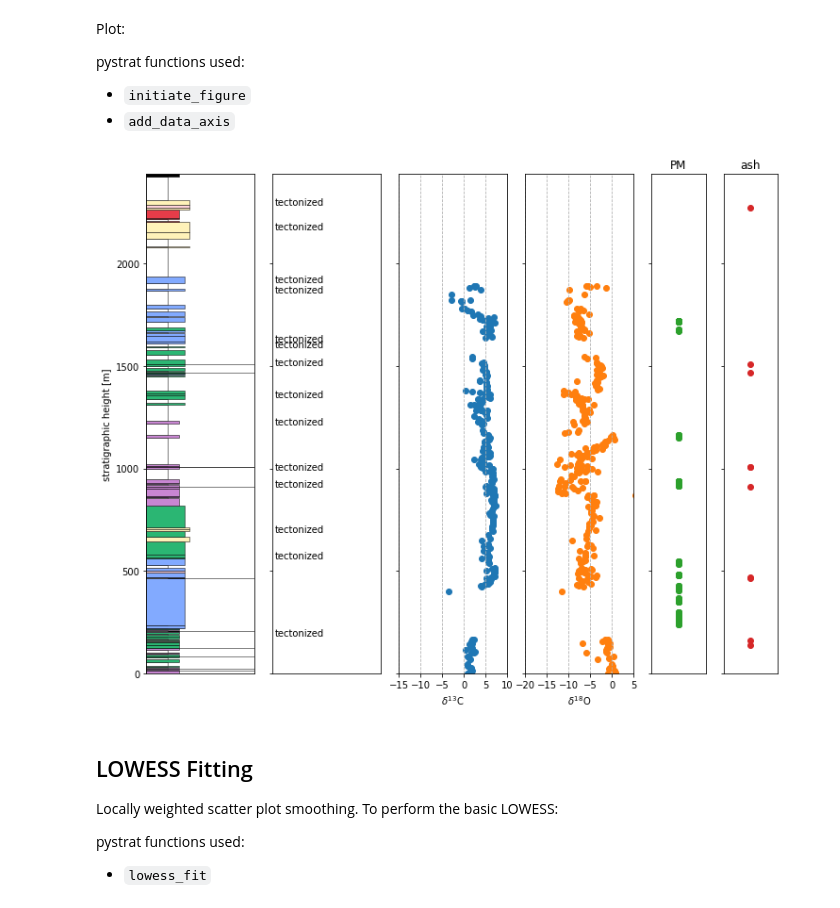
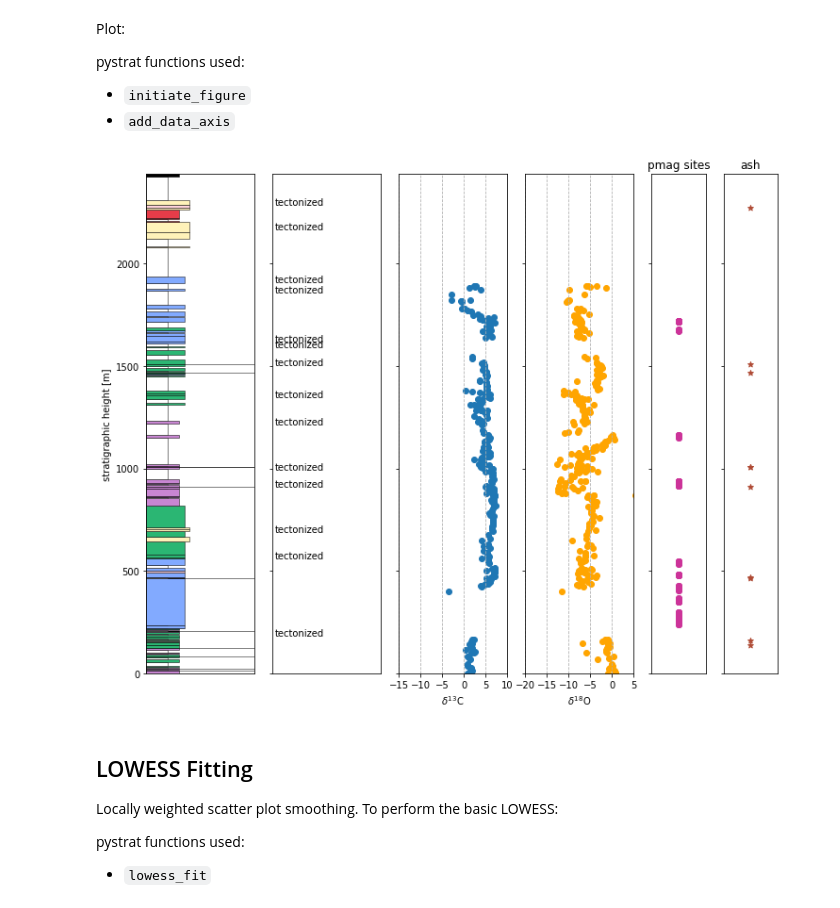
Before and after one commit to yuempark/pystrat, a Jupyter notebook: pystrat_MWE.ipynb, the cells around one changed output. Cells and saved outputs as stored; diff of their text form; code cells hidden in the pictures.

```diff
--- a/pystrat_MWE.ipynb
+++ b/pystrat_MWE.ipynb
@@ -72,39 +72,43 @@ pystrat functions used:
 * `initiate_figure`
 * `add_data_axis`
 # %%
-# set up the strat_ratio
+# set up the strat ratio which sets the vertical scale of the section
 strat_ratio = 0.004
 
-# initiate the figure
-fig, ax = initiate_figure(data, formatting, strat_ratio, 12, [1,1,1,1,0.5,0.5], linewidth=0.5)
+# initiate the figure and set size
+fig, ax = initiate_figure(data, formatting, strat_ratio, figwidth=12,
+                          width_ratios=[1,1,1,1,0.5,0.5], linewidth=0.5)
 
 # add data for d13C
-add_data_axis(fig, ax, 2, data['CARB_d13C'], data['CARB_HEIGHT'], 'scatter', color='C0')
+add_data_axis(fig, ax, 2, data['CARB_d13C'], data['CARB_HEIGHT'], 'scatter')
 ax[2].set_xlabel('$\delta^{13}$C')
 ax[2].set_xlim(-15,10)
 ax[2].set_xticks([-15,-10,-5,0,5,10])
 ax[2].xaxis.grid(ls='--')
 
 # add data for d18O
-add_data_axis(fig, ax, 3, data['CARB_d18O'], data['CARB_HEIGHT'], 'scatter', color='C1')
+add_data_axis(fig, ax, 3, data['CARB_d18O'], data['CARB_HEIGHT'], 'scatter',
+              color='orange')
 ax[3].set_xlabel('$\delta^{18}$O')
 ax[3].set_xlim(-20,5)
 ax[3].set_xticks([-20,-15,-10,-5,0,5])
 ax[3].xaxis.grid(ls='--')
 
 # add height of paleomag samples
-add_data_axis(fig, ax, 4, np.zeros(len(data['PM_HEIGHT'])), data['PM_HEIGHT'], 'scatter', color='C2')
+add_data_axis(fig, ax, 4, np.zeros(len(data['PM_HEIGHT'])), data['PM_HEIGHT'],
+              'scatter', color=[0.8, 0.2, 0.6])
 ax[4].set_xticks([])
-ax[4].set_title('PM')
+ax[4].set_title('pmag sites')
 
 # add height of ash samples
-add_data_axis(fig, ax, 5, np.zeros(len(data['ASH_HEIGHT'])), data['ASH_HEIGHT'], 'scatter', color='C3')
+add_data_axis(fig, ax, 5, np.zeros(len(data['ASH_HEIGHT'])), data['ASH_HEIGHT'],
+              'scatter', color='#AF4A34',marker='*')
 ax[5].set_xticks([])
 ax[5].set_title('ash')
 
 plt.show(fig)
 # %% [output]
-[figure, old version]
+[figure, new version]
 # %% [markdown]
 ## LOWESS Fitting
 
```
Also changed, not shown: parts of 2 cells of this notebook.
